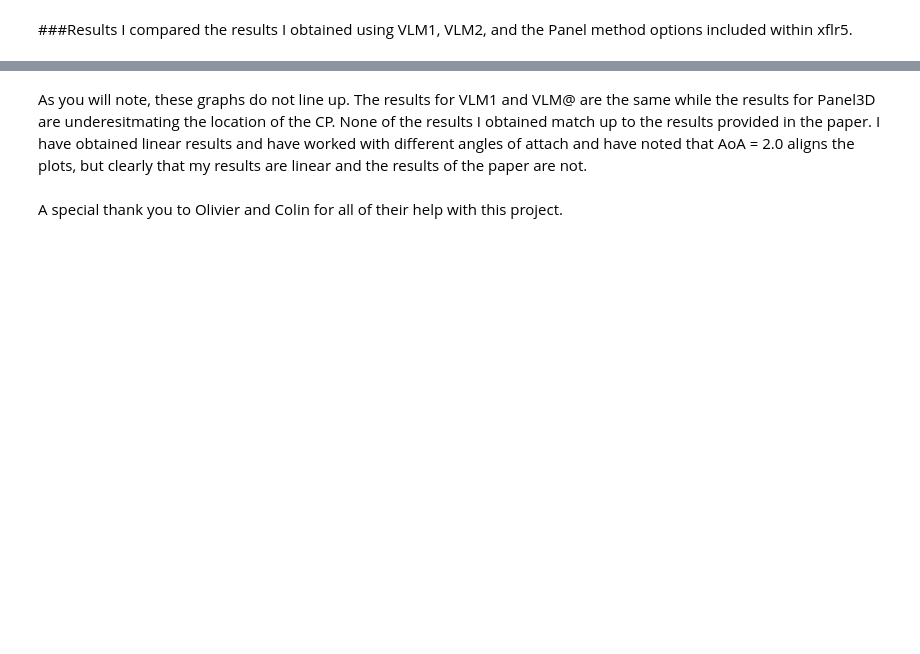
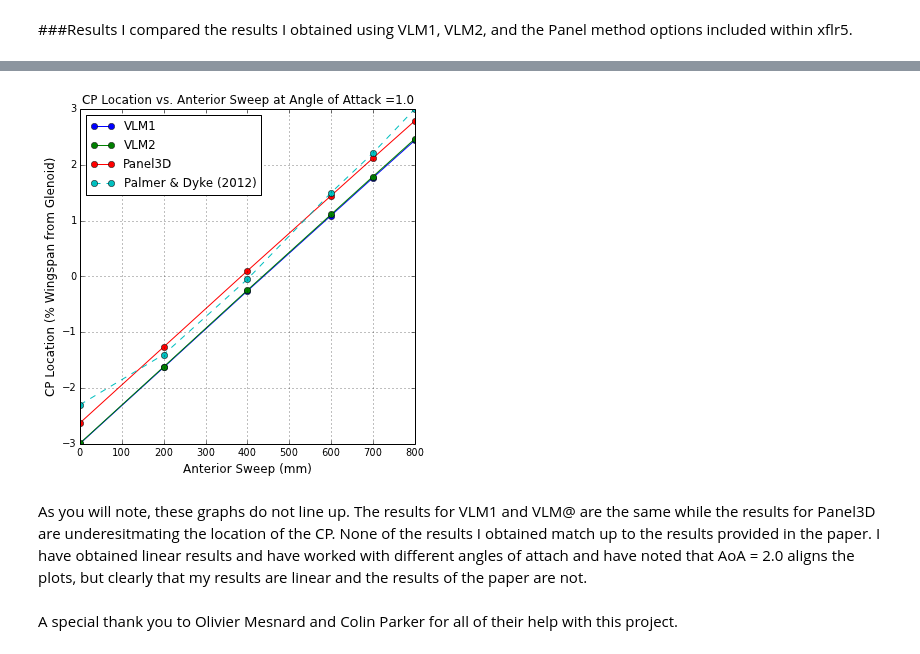
Before and after one commit to ser5146/aero-hydro, a Jupyter notebook: project/finalproject.ipynb, the cells around one changed output, grey strips where cells are left out. Cells and saved outputs as stored; diff of their text form; code cells hidden in the pictures; blank space fills up the shorter version.

Commit message:
add new speed

```diff
--- a/project/finalproject.ipynb
+++ b/project/finalproject.ipynb
@@ -209,4 +214,12 @@ c-(2) : bennett800
 # %% [markdown]
 ###Results
 I compared the results I obtained using VLM1, VLM2, and the Panel method options included within xflr5.
+# %%
+wings = [wing['bennettbase'],\
+         wing['bennett200'],\
+         wing['bennett400'],\
+         wing['bennett600'],\
+         wing['bennett700'],\
+         wing['bennett800']]
+freeStreamSpeed = 20.0 # Select either 20.0 or 40.0- measured in m/s
 # %%
@@ -236,7 +275,7 @@ wing['bennett800'].addresults('Panel','bennett800.40ms.Panel.txt')
 # %%
 methods=['VLM1','VLM2','Panel3D']
 
-AoA=1.0  #angle of attack
+AoA=1.0  #angle of attack can be changed from -2 to 8 in 0.5 increments
 wing['bennettbase'].alpha = AoA
 wing['bennett200'].alpha = AoA
 wing['bennett400'].alpha = AoA
@@ -246,7 +285,7 @@ wing['bennett800'].alpha = AoA
 
 refSweep=wing['bennettbase'].sections[-1].xle
 
-plt.figure(num=None,figsize(6,6))
+plt.figure(num=None,figsize=(6,6))
 plt.grid(True)
 plt.xlabel('Anterior Sweep (mm)',fontsize=12)
 plt.ylabel('CP Location (% Wingspan from Glenoid)',fontsize=12)
@@ -258,9 +297,10 @@ for m in methods:
         for i in range(len(w.method[m][0])):
             if(w.method[m][0][i]==w.alpha):I = i
         sweep.append(-1000.*(w.sections[-1].xle-refSweep))
-        XCP.append(-100.*w.method[m][3][I]/(w.sections[-1].yle-w.sections[0].yle)/2)
+        XCP.append(-100.*w.method[m][3][I]\
+                   /(w.sections[-1].yle-w.sections[0].yle)/2)
     plt.plot(sweep,XCP,marker='o',ls='-',lw=1)
-plt.plot(sweep[-2.30,-1.40,-0.05,1.50,2.21,3.0],marker='o',ls='--',lw=1)
+plt.plot(sweep,[-2.30,-1.40,-0.05,1.50,2.21,3.0],marker='o',ls='--',lw=1)
 methods.append('Palmer & Dyke (2012)')
 plt.legend(methods,loc='best',prop={'size':12});
 # %% [output]
@@ -268,4 +307,5 @@ SyntaxError: non-keyword arg after keyword arg (<ipython-input-54-b1de466ec96b>,
+[figure, added]
 # %% [markdown]
 As you will note, these graphs do not line up. The results for VLM1 and VLM@ are the same while the results for Panel3D are underesitmating the location of the CP. None of the results I obtained match up to the results provided in the paper. I have obtained linear results and have worked with different angles of attach and have noted that AoA = 2.0 aligns the plots, but clearly that my results are linear and the results of the paper are not.
 # %% [markdown]
-A special thank you to Olivier and Colin for all of their help with this project.
+A special thank you to Olivier Mesnard and Colin Parker for all of their help with this project.
```
Also changed, not shown: parts of 7 cells of this notebook, 18 other files.
